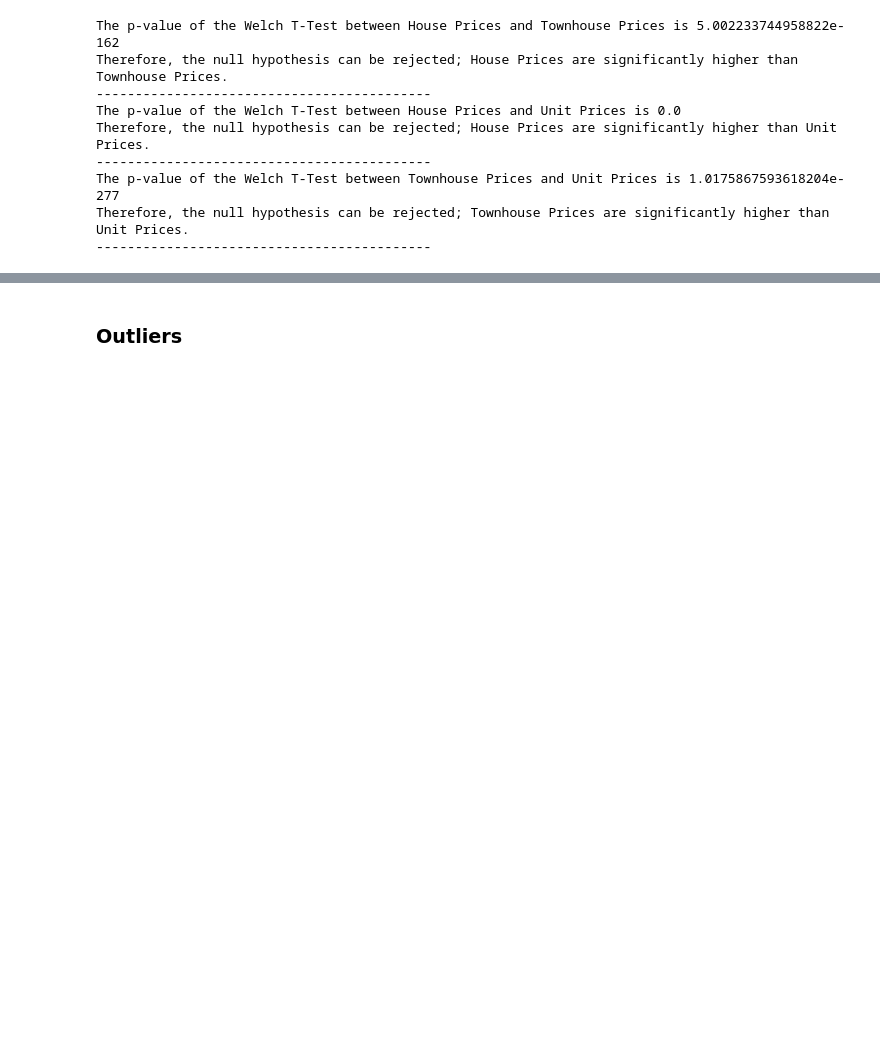
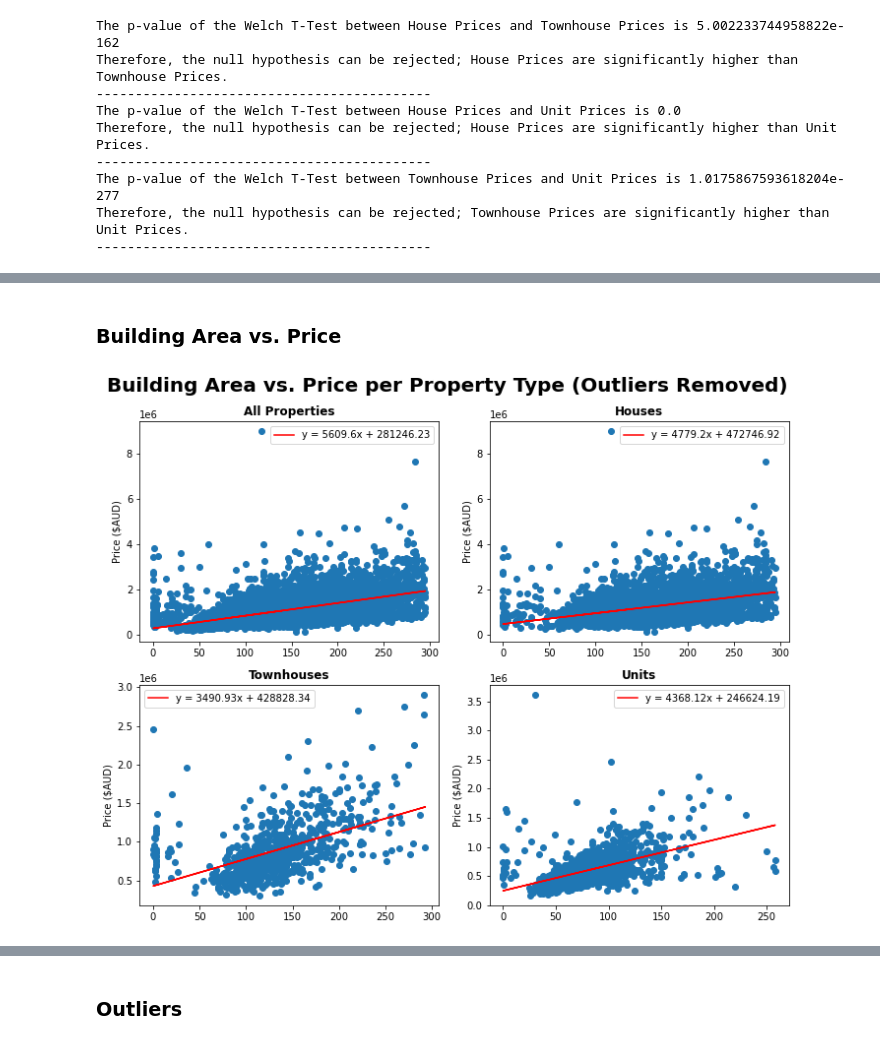
Before and after one commit to Kopixx/Project-1, a Jupyter notebook: Q1_data_exploration.ipynb, the cells around one changed output, grey strips where cells are left out. Saved outputs shown, nothing was run; the diff lists cells and outputs as text; code cells hidden in the pictures; blank space fills up the shorter version.

```diff
--- a/Q1_data_exploration.ipynb
+++ b/Q1_data_exploration.ipynb
@@ -544,0 +623,38 @@ Therefore, the null hypothesis can be rejected; Townhouse Prices are significant
+# %% [markdown]
+### Building Area vs. Price
+# %%
+#Collect the data
+house_building = building_no_out.loc[building_no_out["Type"] == "h", :]
+town_building = building_no_out.loc[building_no_out["Type"] == "t", :]
+unit_building = building_no_out.loc[building_no_out["Type"] == "u", :]
+
+building_data = [building_no_out, house_building, town_building, unit_building]
+building_titles = ["All Properties", "Houses", "Townhouses", "Units"]
+
+#Plot the 4 boxplots
+fig, axs = plt.subplots(2, 2, figsize=(10,8))
+fig.suptitle("Building Area vs. Price per Property Type (Outliers Removed)", fontsize = 20, fontweight = 'bold')
+
+for i, ax in enumerate(axs.flat):
+    #Calculate the linear regression
+    x_values = building_data[i].iloc[:,1]
+    y_values = building_data[i].iloc[:,0]
+    (slope, intercept, rvalue, pvalue, stderr) = st.linregress(x_values, y_values)
+    regress_values = x_values * slope + intercept
+
+    #Save the line equation
+    line_eq = "y = " + str(round(slope, 2)) + "x + " + str(round(intercept, 2))
+
+    #Plot the data
+    ax.scatter(x_values, y_values)
+    ax.set_title(building_titles[i], fontweight="bold")
+    ax.set_ylabel("Price ($AUD)")
+
+    #Add the regrssion line & equation
+    ax.plot(x_values, regress_values, "r-")
+    red_line = plt.Line2D([], [], color='red', label=line_eq)
+    ax.legend(handles=[red_line])
+
+plt.tight_layout()
+# %% [output]
+[figure, added]
```
Also changed, not shown: parts of 48 cells of this notebook.
